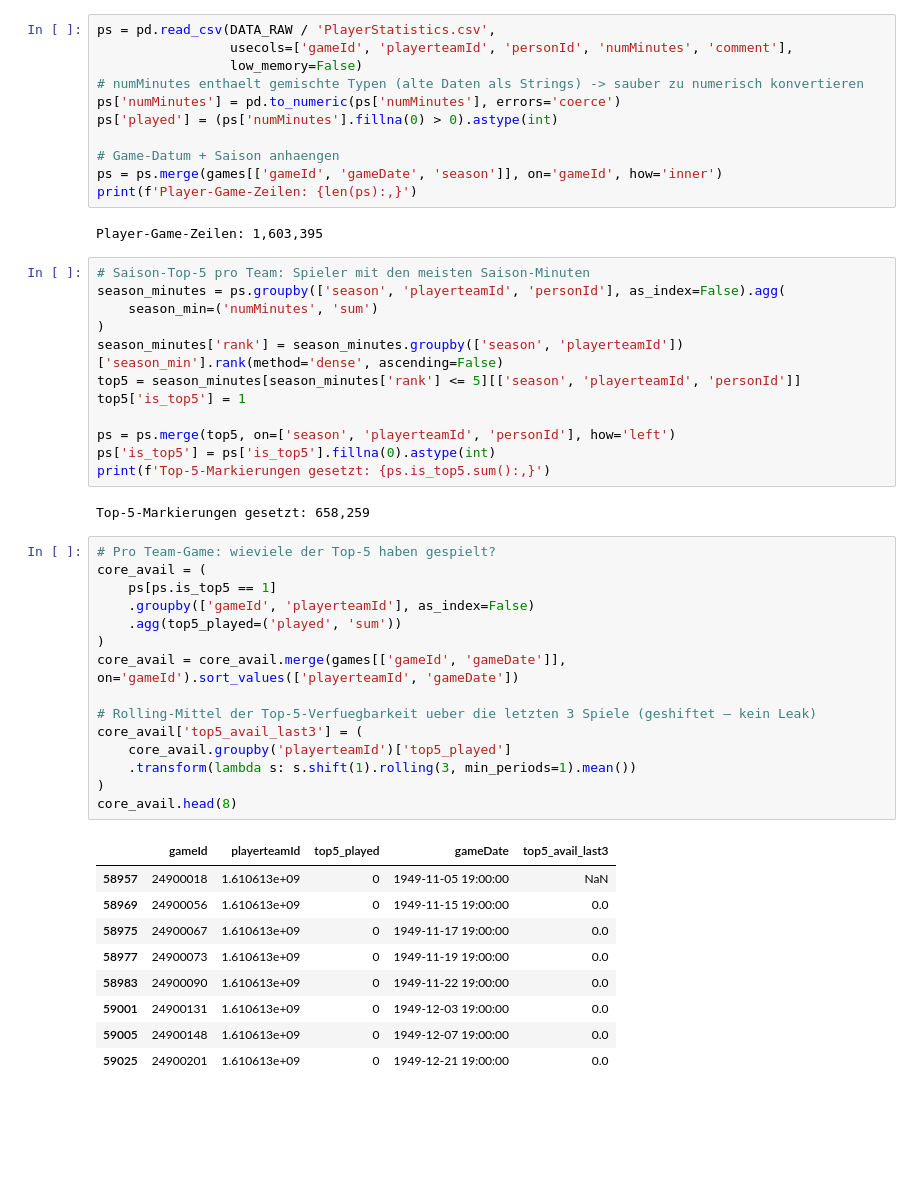
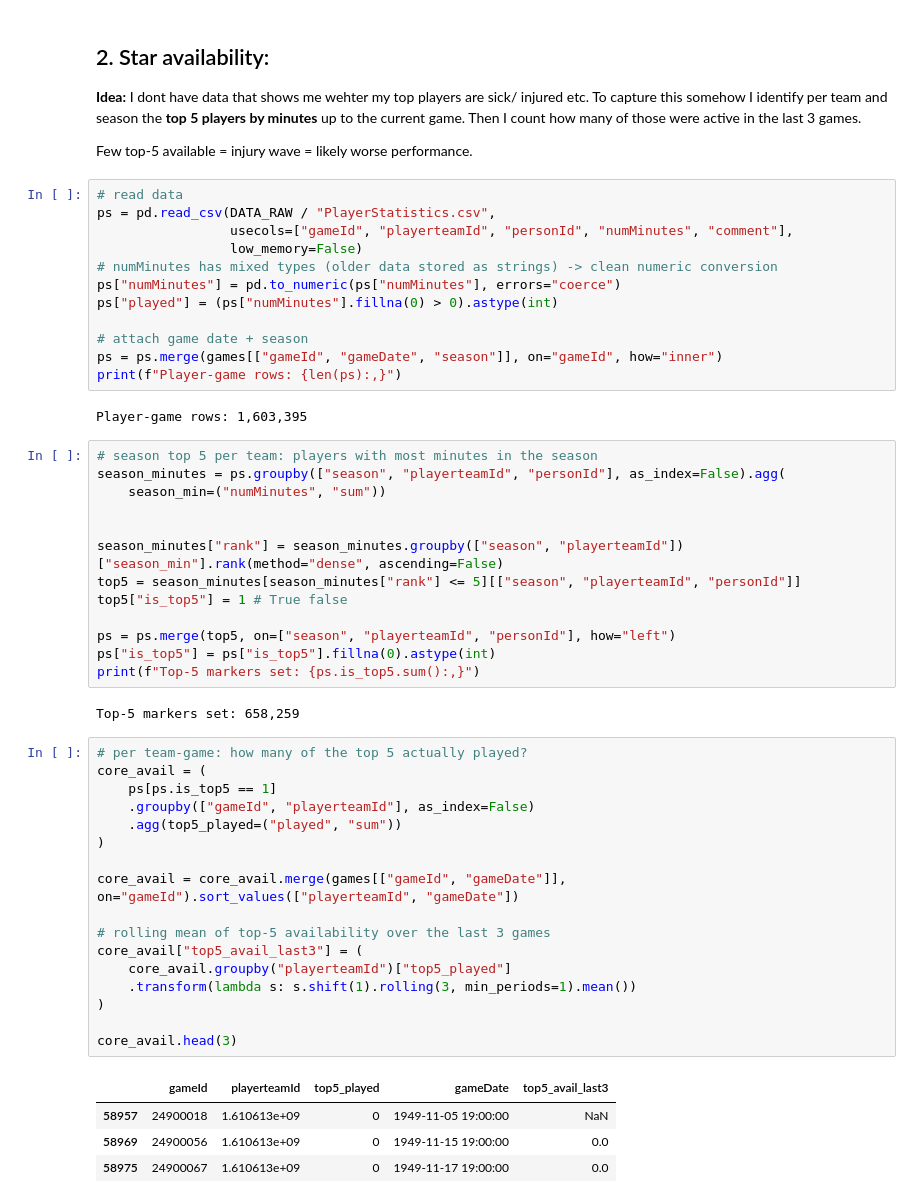
Before and after one commit to klp-data/nba-game-predictor, a Jupyter notebook: notebooks/06_advanced_features.ipynb, the cells around one changed output. Cells and saved outputs as stored; diff of their text form; blank space fills up the shorter version.

Commit message:
nb06 + 07 cleanup

```diff
--- a/notebooks/06_advanced_features.ipynb
+++ b/notebooks/06_advanced_features.ipynb
@@ -41,52 +36,58 @@ Wenig Top-5 verfuegbar = Verletzungswelle = wahrscheinlich schlechtere Performan
+# %% [markdown]
+## 2. Star availability:
+
+**Idea:**
+I dont have data that shows me wehter my top players are sick/ injured etc. To capture this somehow I identify per team and season the **top 5 players by minutes** up to the current game. Then I count how many of those were active in the last 3 games.
+
+Few top-5 available = injury wave = likely worse performance.
 # %%
-ps = pd.read_csv(DATA_RAW / 'PlayerStatistics.csv',
-                 usecols=['gameId', 'playerteamId', 'personId', 'numMinutes', 'comment'],
+# read data
+ps = pd.read_csv(DATA_RAW / "PlayerStatistics.csv",
+                 usecols=["gameId", "playerteamId", "personId", "numMinutes", "comment"],
                  low_memory=False)
-# numMinutes enthaelt gemischte Typen (alte Daten als Strings) -> sauber zu numerisch konvertieren
-ps['numMinutes'] = pd.to_numeric(ps['numMinutes'], errors='coerce')
-ps['played'] = (ps['numMinutes'].fillna(0) > 0).astype(int)
+# numMinutes has mixed types (older data stored as strings) -> clean numeric conversion
+ps["numMinutes"] = pd.to_numeric(ps["numMinutes"], errors="coerce")
+ps["played"] = (ps["numMinutes"].fillna(0) > 0).astype(int)
 
-# Game-Datum + Saison anhaengen
-ps = ps.merge(games[['gameId', 'gameDate', 'season']], on='gameId', how='inner')
-print(f'Player-Game-Zeilen: {len(ps):,}')
+# attach game date + season
+ps = ps.merge(games[["gameId", "gameDate", "season"]], on="gameId", how="inner")
+print(f"Player-game rows: {len(ps):,}")
 # %% [output]
-Player-Game-Zeilen: 1,603,395
+Player-game rows: 1,603,395
 # %%
-# Saison-Top-5 pro Team: Spieler mit den meisten Saison-Minuten
-season_minutes = ps.groupby(['season', 'playerteamId', 'personId'], as_index=False).agg(
-    season_min=('numMinutes', 'sum')
-)
-season_minutes['rank'] = season_minutes.groupby(['season', 'playerteamId'])['season_min'].rank(method='dense', ascending=False)
-top5 = season_minutes[season_minutes['rank'] <= 5][['season', 'playerteamId', 'personId']]
-top5['is_top5'] = 1
+# season top 5 per team: players with most minutes in the season
+season_minutes = ps.groupby(["season", "playerteamId", "personId"], as_index=False).agg(
+    season_min=("numMinutes", "sum"))
 
-ps = ps.merge(top5, on=['season', 'playerteamId', 'personId'], how='left')
-ps['is_top5'] = ps['is_top5'].fillna(0).astype(int)
-print(f'Top-5-Markierungen gesetzt: {ps.is_top5.sum():,}')
+
+season_minutes["rank"] = season_minutes.groupby(["season", "playerteamId"])["season_min"].rank(method="dense", ascending=False)
+top5 = season_minutes[season_minutes["rank"] <= 5][["season", "playerteamId", "personId"]]
+top5["is_top5"] = 1 # True false
+
+ps = ps.merge(top5, on=["season", "playerteamId", "personId"], how="left")
+ps["is_top5"] = ps["is_top5"].fillna(0).astype(int)
+print(f"Top-5 markers set: {ps.is_top5.sum():,}")
 # %% [output]
-Top-5-Markierungen gesetzt: 658,259
+Top-5 markers set: 658,259
 # %%
-# Pro Team-Game: wieviele der Top-5 haben gespielt?
+# per team-game: how many of the top 5 actually played?
 core_avail = (
     ps[ps.is_top5 == 1]
-    .groupby(['gameId', 'playerteamId'], as_index=False)
-    .agg(top5_played=('played', 'sum'))
+    .groupby(["gameId", "playerteamId"], as_index=False)
+    .agg(top5_played=("played", "sum"))
 )
-core_avail = core_avail.merge(games[['gameId', 'gameDate']], on='gameId').sort_values(['playerteamId', 'gameDate'])
 
-# Rolling-Mittel der Top-5-Verfuegbarkeit ueber die letzten 3 Spiele (geshiftet — kein Leak)
-core_avail['top5_avail_last3'] = (
-    core_avail.groupby('playerteamId')['top5_played']
+core_avail = core_avail.merge(games[["gameId", "gameDate"]], on="gameId").sort_values(["playerteamId", "gameDate"])
+
+# rolling mean of top-5 availability over the last 3 games
+core_avail["top5_avail_last3"] = (
+    core_avail.groupby("playerteamId")["top5_played"]
     .transform(lambda s: s.shift(1).rolling(3, min_periods=1).mean())
 )
-core_avail.head(8)
+
+core_avail.head(3)
 # %% [output]
 |  | gameId | playerteamId | top5_played | gameDate | top5_avail_last3 |
 | 58957 | 24900018 | 1.610613e+09 | 0 | 1949-11-05 19:00:00 | NaN |
 | 58969 | 24900056 | 1.610613e+09 | 0 | 1949-11-15 19:00:00 | 0.0 |
 | 58975 | 24900067 | 1.610613e+09 | 0 | 1949-11-17 19:00:00 | 0.0 |
-| 58977 | 24900073 | 1.610613e+09 | 0 | 1949-11-19 19:00:00 | 0.0 |
-| 58983 | 24900090 | 1.610613e+09 | 0 | 1949-11-22 19:00:00 | 0.0 |
-| 59001 | 24900131 | 1.610613e+09 | 0 | 1949-12-03 19:00:00 | 0.0 |
-| 59005 | 24900148 | 1.610613e+09 | 0 | 1949-12-07 19:00:00 | 0.0 |
-| 59025 | 24900201 | 1.610613e+09 | 0 | 1949-12-21 19:00:00 | 0.0 |
```
Also changed, not shown: parts of 24 cells of this notebook, 1 other file.
